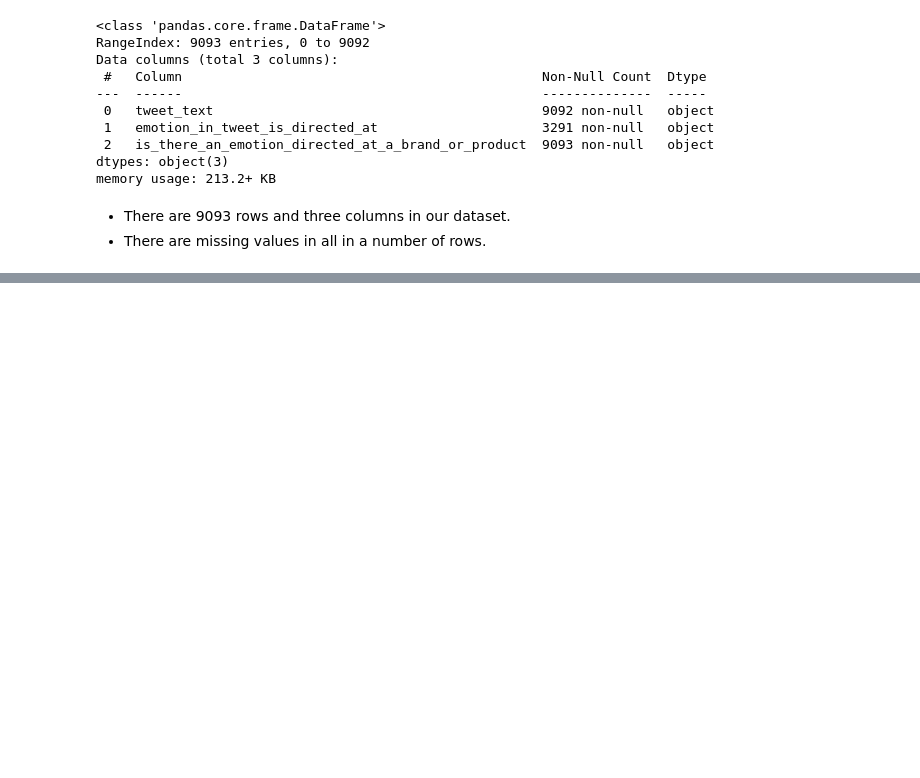
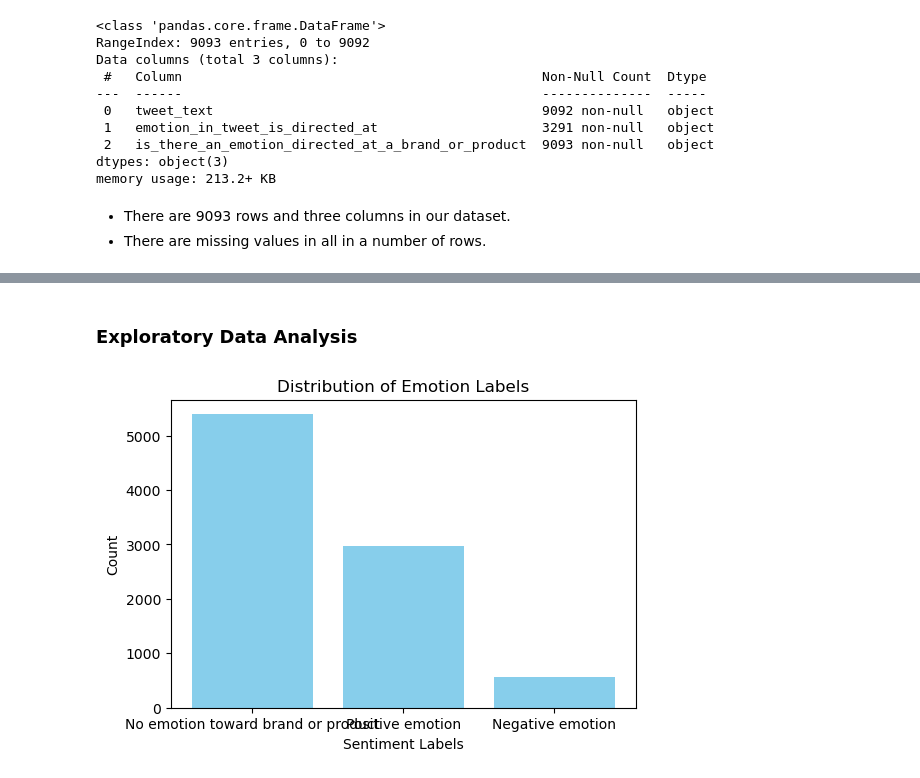
Before and after one commit to Gladwellchebelyon/Twitter-Sentiment-Analysis, a Jupyter notebook: twitter_sentiment_analysis.ipynb, the cells around one changed output, grey strips where cells are left out. Cells and saved outputs as stored; diff of their text form; code cells hidden in the pictures; blank space fills up the shorter version.

```diff
--- a/twitter_sentiment_analysis.ipynb
+++ b/twitter_sentiment_analysis.ipynb
@@ -23,7 +30,7 @@ from nltk.stem import PorterStemmer
 encodings = ['utf-8', 'ISO-8859-1', 'Windows-1252', 'utf-16']
 for encoding in encodings:
     try:
-        df = pd.read_csv(r'C:\Users\user\Documents\MORINGA\Phase4\Project\judge-1377884607_tweet_product_company.csv', encoding=encoding)
+        df = pd.read_csv(r'C:\Users\user\Documents\MORINGA\Phase4\Project\Twitter-Sentiment-Analysis\judge-1377884607_tweet_product_company.csv', encoding=encoding)
         print(f"Successfully read the file with encoding: {encoding}")
         break
     except Exception as e:
@@ -78,0 +96,3 @@ Name: count, dtype: int64
+# %%
+# dropping 'i cant tell' and No emotion toward brand or product' category since we will only be using the two sentiments.
+df= df[(df['is_there_an_emotion_directed_at_a_brand_or_product'] != "I can't tell")]
@@ -78,0 +171,27 @@ Name: count, dtype: int64
+# %%
+# Vectorization
+# Create a TF-IDF vectorizer
+tfidf_vectorizer = TfidfVectorizer()
+
+# Join the tokenized tweets into a single string with space as a separator
+df['lemmatized_tweet'] = df['lemmatized_tweet'].apply(lambda x: ' '.join(x))
+
+# Fit and transform your tokenized text
+tfidf_matrix = tfidf_vectorizer.fit_transform(df['lemmatized_tweet'])
+
+# The tfidf_matrix contains the TF-IDF vectors for the tweets
+# %% [markdown]
+### Exploratory Data Analysis
+# %%
+# Assuming you have a DataFrame 'data' with a 'sentiment' column
+sentiment_counts = df['is_there_an_emotion_directed_at_a_brand_or_product'].value_counts()
+
+# Create a bar chart to visualize sentiment distribution
+plt.figure(figsize=(6, 4))
+plt.bar(sentiment_counts.index, sentiment_counts.values, color="skyblue")
+plt.xlabel('Sentiment Labels')
+plt.ylabel('Count')
+plt.title('Distribution of Emotion Labels')
+plt.show()
+# %% [output]
+[figure, added]
```
Also changed, not shown: parts of 6 cells of this notebook.
